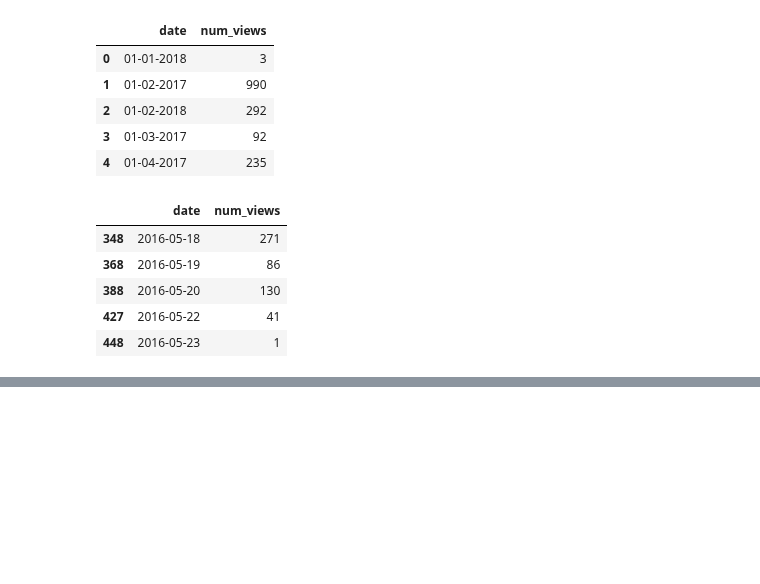
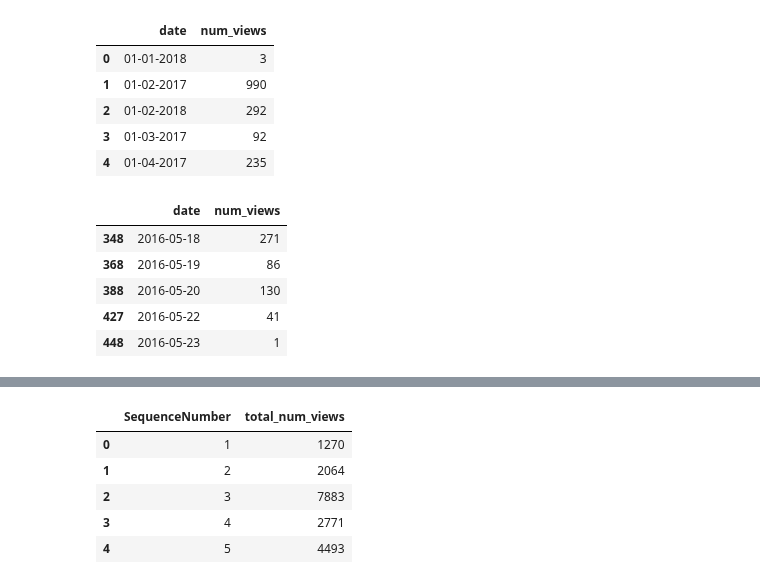
Before and after one commit to ace-racer/ContextualRecommender, a Jupyter notebook: hybird_recommender/exploration/Stream Views Forecasting.ipynb, the cells around one changed output, grey strips where cells are left out. Drawn from its saved outputs; the diff is of its cells as text; code cells hidden in the pictures; blank space fills up the shorter version.

```diff
--- a/hybird_recommender/exploration/Stream Views Forecasting.ipynb
+++ b/hybird_recommender/exploration/Stream Views Forecasting.ipynb
@@ -60,0 +87,11 @@ ValueError: ordinal must be >= 1
+# %%
+stream_views_by_month_df = stream_views_df.groupby("SequenceNumber").size().reset_index()
+stream_views_by_month_df.columns = ["SequenceNumber", "total_num_views"]
+stream_views_by_month_df.head()
+# %% [output]
+|  | SequenceNumber | total_num_views |
+| 0 | 1 | 1270 |
+| 1 | 2 | 2064 |
+| 2 | 3 | 7883 |
+| 3 | 4 | 2771 |
+| 4 | 5 | 4493 |
```
Also changed, not shown: parts of 6 cells of this notebook.
